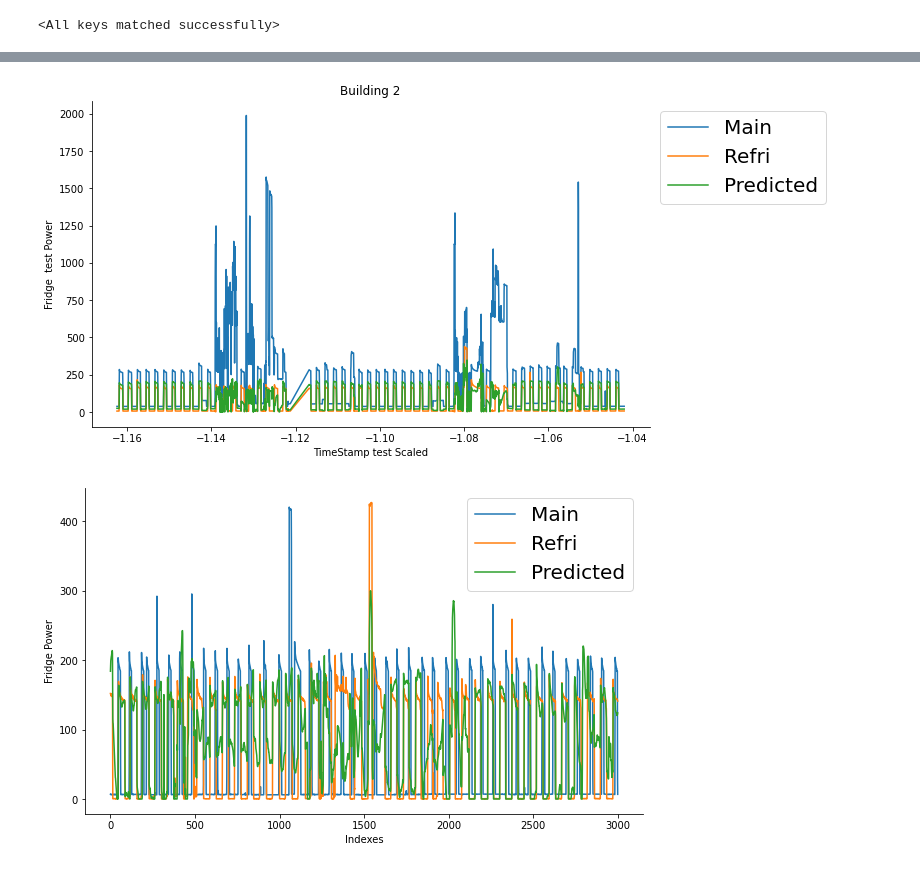
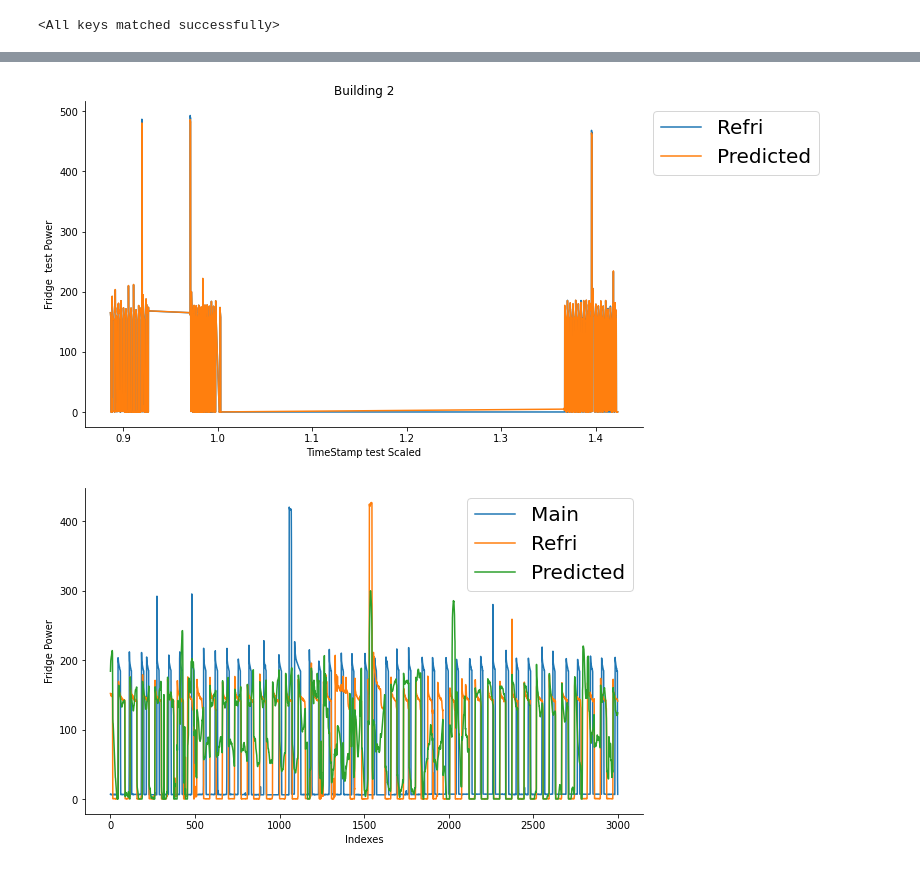
Before and after one commit to Aadesh-1404/nilm-gaussian-process, a Jupyter notebook: AAAI/gp_mean_std_.ipynb, the cells around one changed output, grey strips where cells are left out. Drawn from its saved outputs; the diff is of its cells as text; code cells hidden in the pictures.

```diff
--- a/AAAI/gp_mean_std_.ipynb
+++ b/AAAI/gp_mean_std_.ipynb
@@ -196,10 +215,10 @@ def dataset_load(appliances, train, test=None):
 # %%
-x_train, y_train, x_test, y_test, x_train_features, x_test_features, x_train_timstamp, x_test_timestamp, test_timestamp_orig, scaler_x, scaler_y, scaler_time, scaler_main, x_test_main = dataset_load(appliances, train, test)
+x_train, y_train, x_test, y_test, x_train_features, x_test_features, x_train_timstamp, x_test_timestamp, scalers, x_test_main = dataset_load(appliances, train, test)
 # %%
 x_train_full = jnp.concatenate((x_train_features, jnp.array(np.array(x_train_timstamp))), axis=1)
 x_test_full = jnp.concatenate((x_test_features, jnp.array(np.array(x_test_timestamp))), axis=1)
 # %%
-n = 3
+n = 2
 # x_train_full = jnp.concatenate((x_train.reshape(-1,n), jnp.array(np.array(x_train_timstamp))), axis=1)
 # x_test_full = jnp.concatenate((x_test.reshape(-1,n), jnp.array(np.array(x_test_timestamp))), axis=1)
-x_train_full.shape, x_test_full.shape
+# x_train_full.shape, x_test_full.shape
@@ -647,7 +653,7 @@ pred_dist = model.predict(xt.to("cuda"))
 
 y_mean = pred_dist.loc
 # %%
-y_mean = scaler_y.inverse_transform(y_mean.cpu().reshape(-1,1)).squeeze()
+y_mean = scalers[1].inverse_transform(y_mean.cpu().reshape(-1,1)).squeeze()
 # y_sigma = scaler_y.inverse_transform(y_sigma.reshape(-1,1)).squeeze()
 print(yt.shape, y_mean.shape)
 # %% [output]
@@ -729,0 +726,2 @@ torch.Size([15656, 1])
+# %%
+x1 = x_test_features[:,0].reshape(-1,1)
@@ -730,16 +742,17 @@ torch.Size([15656, 1])
 # %%
-idx = 3000
+idx = x1.shape[0]
 plt.figure(figsize=(10,6))
-plt.plot(x_test_timestamp[:idx], scaler_main.inverse_transform(x1)[:idx], label = "Main")
+# plt.plot(x_test_timestamp[:idx], scalers[3].inverse_transform(x1)[:idx], label = "Main")
+# plt.plot(x_test_timestamp[:idx], scalers[-1].inverse_transform(x2)[:idx], label = "Main Ref Dif")
 plt.plot(x_test_timestamp[:idx], yt.cpu()[:idx], label = "Refri")
 plt.plot(x_test_timestamp[:idx], y_mean[:idx], label = "Predicted")
 plt.legend(bbox_to_anchor=(1, 1),fontsize=20)
 plt.xlabel("TimeStamp test Scaled")
 plt.ylabel("Fridge  test Power")
 plt.title("Building 2")
 sns.despine()
 # %% [output]
-[figure, old version]
+[figure, new version]
 # %%
 idx = 3000
 plt.figure(figsize=(10,6))
```
Also changed, not shown: parts of 38 cells of this notebook, 5 other files.
